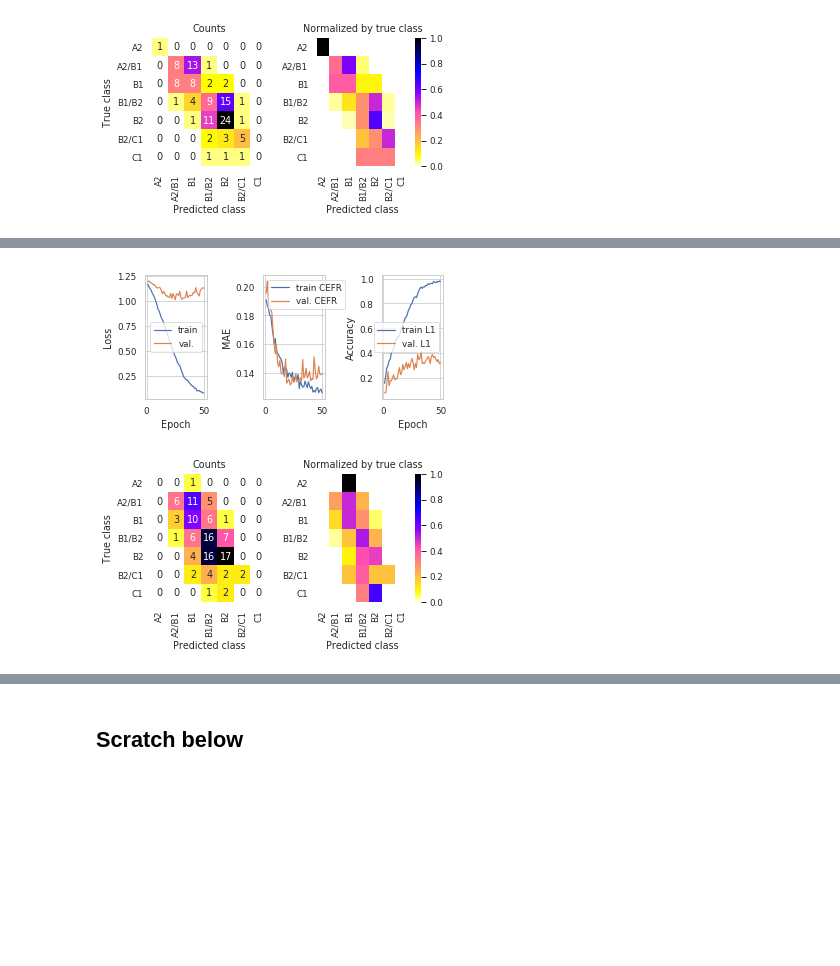
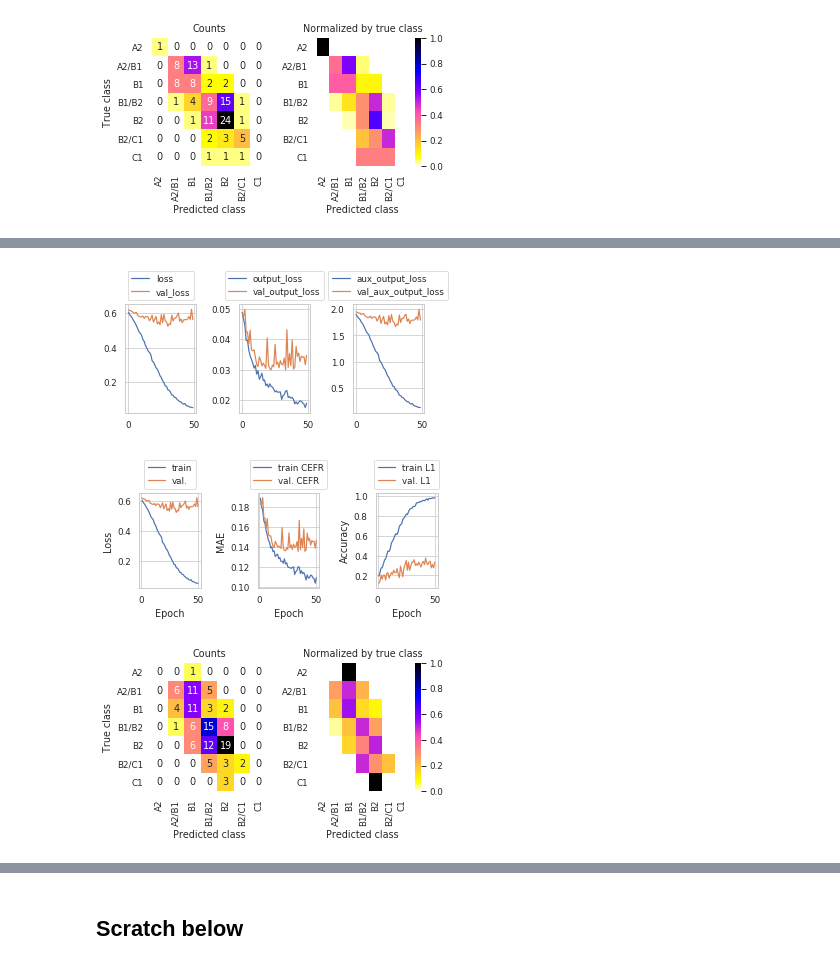
Before and after one commit to PhyloStar/NorskASK, a Jupyter notebook: notebooks/Confusion matrices.ipynb, the cells around one changed output, grey strips where cells are left out. Cells and saved outputs as stored; diff of their text form; code cells hidden in the pictures; blank space fills up the shorter version.

Commit message:
update plots

```diff
--- a/notebooks/Confusion matrices.ipynb
+++ b/notebooks/Confusion matrices.ipynb
@@ -46,16 +46,26 @@ def conf_matrices(res, cmap='gnuplot2_r'):
     plt.setp(ax2.get_xticklabels(), rotation=x_rot)
 # %%
 def history_plot(res):
-    fig = plt.gcf()
+    fig = plt.figure()
     fig.set_size_inches(5, 2.5)
     history = res.history
-    is_multi = res.config.get('multi', False) or res.config.get('aux_loss_weight', 0) > 0
+    is_multi = res.config.get('multi', True) and res.config.get('aux_loss_weight', 0) > 0
     if is_multi:
         multi_task_plot_history(history, fig)
     else:
         ax1, ax2 = fig.subplots(1, 2)
         plot_history(history, ax1, ax2)
     plt.tight_layout()
+# %%
+def losses_plot(res):
+    history = res.history
+    fig, axes = plt.subplots(1, 3)
+    fig.set_size_inches(5, 2.5)
+    keys = [["%sloss" % s, "val_%sloss" % s] for s in ["", "output_", "aux_output_"]]
+    for keypair, ax in zip(keys, axes):
+        for key in keypair:
+            ax.plot(history[key], label=key)
+        ax.legend(loc='lower center', bbox_to_anchor=(0.5, 1.0))
 # %%
 r = pickle.load((RESULTS_DIR / 'mlp_char-26449272_22.pkl').open('rb'))
 conf_matrices(r)
@@ -92,7 +102,9 @@ Micro F1: 0.447
 [figure]
 [figure]
 # %%
-r = pickle.load((RESULTS_DIR / 'cnn-multi-26728426_5.pkl').open('rb'))
+r = pickle.load((RESULTS_DIR / 'cnn-multi-26728430_2.pkl').open('rb'))
+losses_plot(r)
+plt.tight_layout()
 history_plot(r)
 #plt.savefig(str(IMG_DIR / 'cnn-multi-training.pdf'), bbox_inches='tight')
 conf_matrices(r)
@@ -102,3 +113,4 @@ WARNING:masterthesis.visualization.plot_results:['aux_output_acc', 'val_aux_outp
-[figure, old version]
+[figure, new version]
-[figure, old version]
+[figure, new version]
+[figure, added]
 # %%
```
Also changed, not shown: parts of 3 cells of this notebook, 9 other files.
